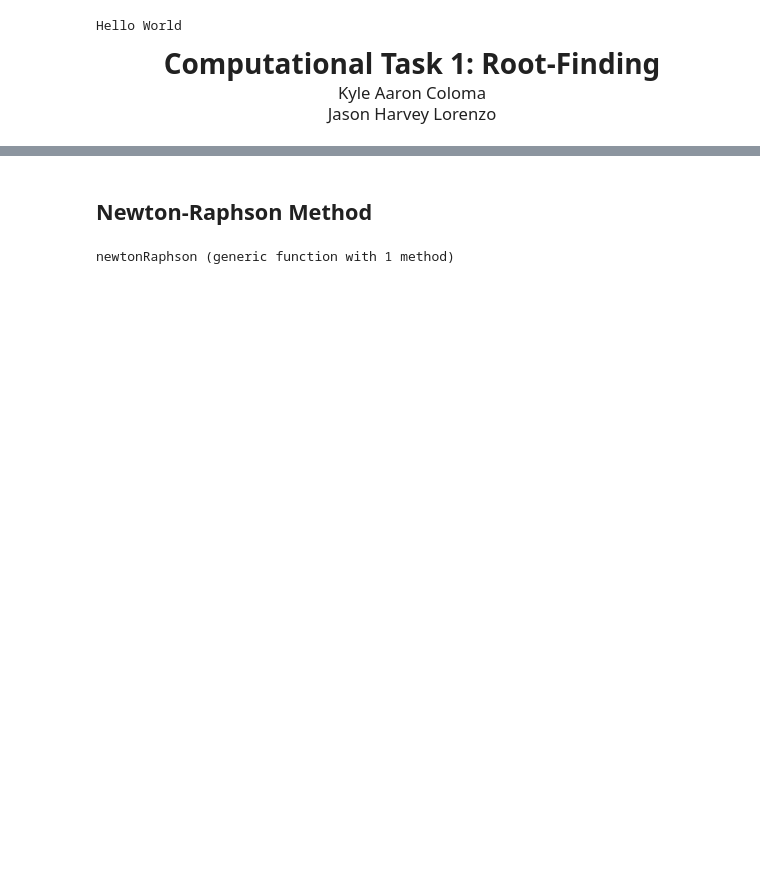
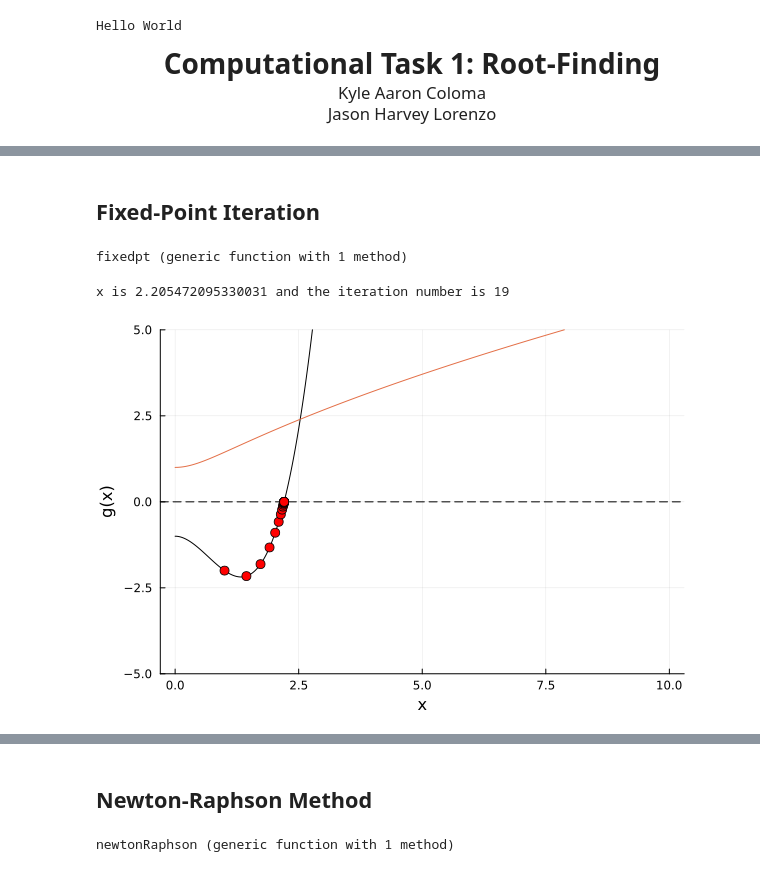
Before and after one commit to jhtl08/Root-Finding, a Jupyter notebook: CT1_Roots_Coloma_Lorenzo.ipynb, the cells around one changed output, grey strips where cells are left out. Cells and saved outputs as stored; diff of their text form; code cells hidden in the pictures; blank space fills up the shorter version.

```diff
--- a/CT1_Roots_Coloma_Lorenzo.ipynb
+++ b/CT1_Roots_Coloma_Lorenzo.ipynb
@@ -14,0 +50,80 @@ Hello World
+# %% [markdown]
+## Fixed-Point Iteration
+# %%
+## Fixed-Point Iteration Function
+#Fixed-Point Iteration function
+function fixedpt(g::Function,pzero,eps,N)
+    n=1
+    x=0.
+    x_values = Float64[pzero]
+    while n<N
+        pone=g(pzero)
+        if abs(pone-pzero)<eps
+            push!(x_values, pone)
+            println("x is $pone and the iteration number is $n")
+            return x_values
+        end
+        push!(x_values, pone)
+        pzero=pone
+        n=n+1
+    end
+    println("Did not converge. The last estimate is p=$pzero.")
+    return x_values
+end
+# %% [output]
+fixedpt (generic function with 1 method)
+# %%
+#Input parameters and calling Fixed-Point iteration function
+
+#Function-related
+f3(x) = x^3-2*x^2-1
+g(x)=(2*x^2+1)^(1/3.)
+pzero = 1
+tol3 = 10^(-4.)
+N3 = 30
+
+#Plotting-related
+max_x3 = 10
+min_x3 = 0
+length_x3 = 1000
+max_y3 = 5
+min_y3 = -5
+opacity_control3 = 3 #determines how gradually transparent/opaque tangent lines will be
+
+x_values3=Float64[]
+x_values3=fixedpt(g,pzero,tol3,N3);
+# %% [output]
+x is 2.205472095330031 and the iteration number is 19
+# %%
+#plotting the given f(x) and visualization of root-finding
+
+using Plots
+
+array_size3=length(x_values3)
+y_values3=Float64[]
+y_zeros3 = zeros(array_size3)
+
+for x in x_values3
+    push!(y_values3, f3(x))
+end
+
+x = range(min_x3, max_x3, length=length_x3)
+y = f3.(x)
+y1= g.(x)
+
+Plots.plot(x, y, ylims=(min_y3, max_y3), legend=false, grid=true, xlabel="x", ylabel="f(x)", color=:black) #Plots f(x)
+plot!(x, y1, ylims=(min_y3, max_y3), legend=false, grid=true, xlabel="x", ylabel="g(x)") #Plots g(x)
+hline!([0], color=:black, linestyle=:dash, label="y=0") #Draws horizontal line at y=0 (x-axis)
+
+scatter!(x_values3, y_values3, label="Iteration Points", markersize=5, markercolor=:red)
+
+# i=2
+# while i<array_size3
+#     alpha = opacity_control3/array_size3
+#     plot!([x_values3[i],x_values3[i-1]], [y_values3[i],y_values3[i-1]], label=false, linestyle=:solid, color=:red, alpha=alpha,linewidth=2)
+#     i+=1
+# end
+
+current()
+# %% [output]
+[figure, added]
```
Also changed, not shown: parts of 15 cells of this notebook.
